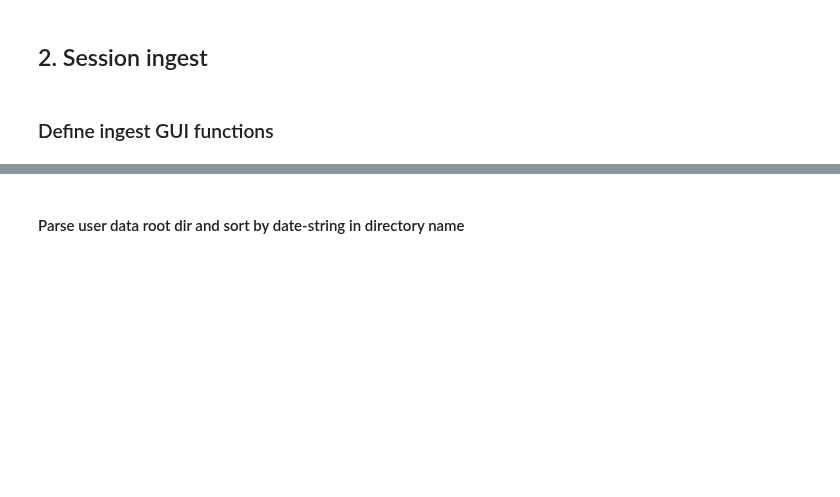
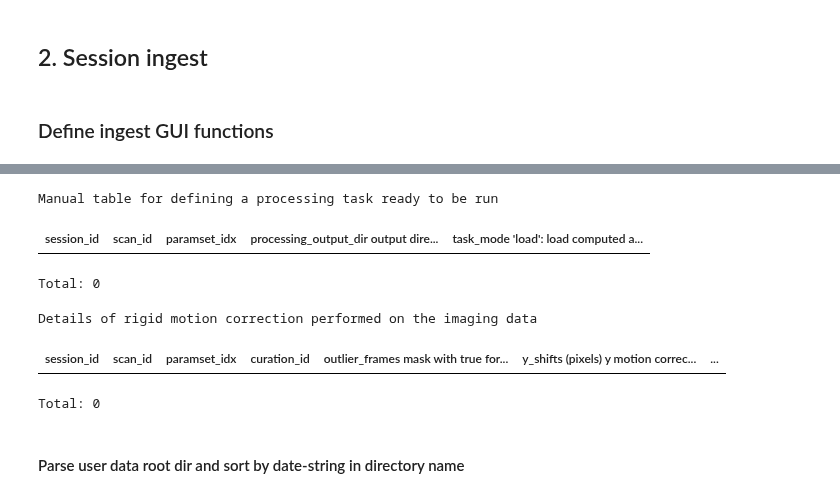
Before and after one commit to Gyepee/adamacs_jisooj, a Jupyter notebook: notebooks/10_troselab_workflow.ipynb, the cells around one changed output, grey strips where cells are left out. Cells and saved outputs as stored; diff of their text form; code cells hidden in the pictures; blank space fills up the shorter version.

```diff
--- a/notebooks/10_troselab_workflow.ipynb
+++ b/notebooks/10_troselab_workflow.ipynb
@@ -597,3 +634,15 @@ def append_rspace_session_image(rspace_id, filename, captionimage='no caption'):
+# %%
+imaging.ProcessingTask()
+# %% [output]
+Manual table for defining a processing task ready to be run
+| session_id | scan_id | paramset_idx | processing_output_dir output dire... | task_mode 'load': load computed a... |
+Total: 0
+# %%
+imaging.MotionCorrection.RigidMotionCorrection()
+# %% [output]
+Details of rigid motion correction performed on the imaging data
+| session_id | scan_id | paramset_idx | curation_id | outlier_frames mask with true for... | y_shifts (pixels) y motion correc... | ... |
+Total: 0
 # %% [markdown]
 #### Parse user data root dir and sort by date-string in directory name
 # %% [markdown]
```
Also changed, not shown: parts of 9 cells of this notebook.
